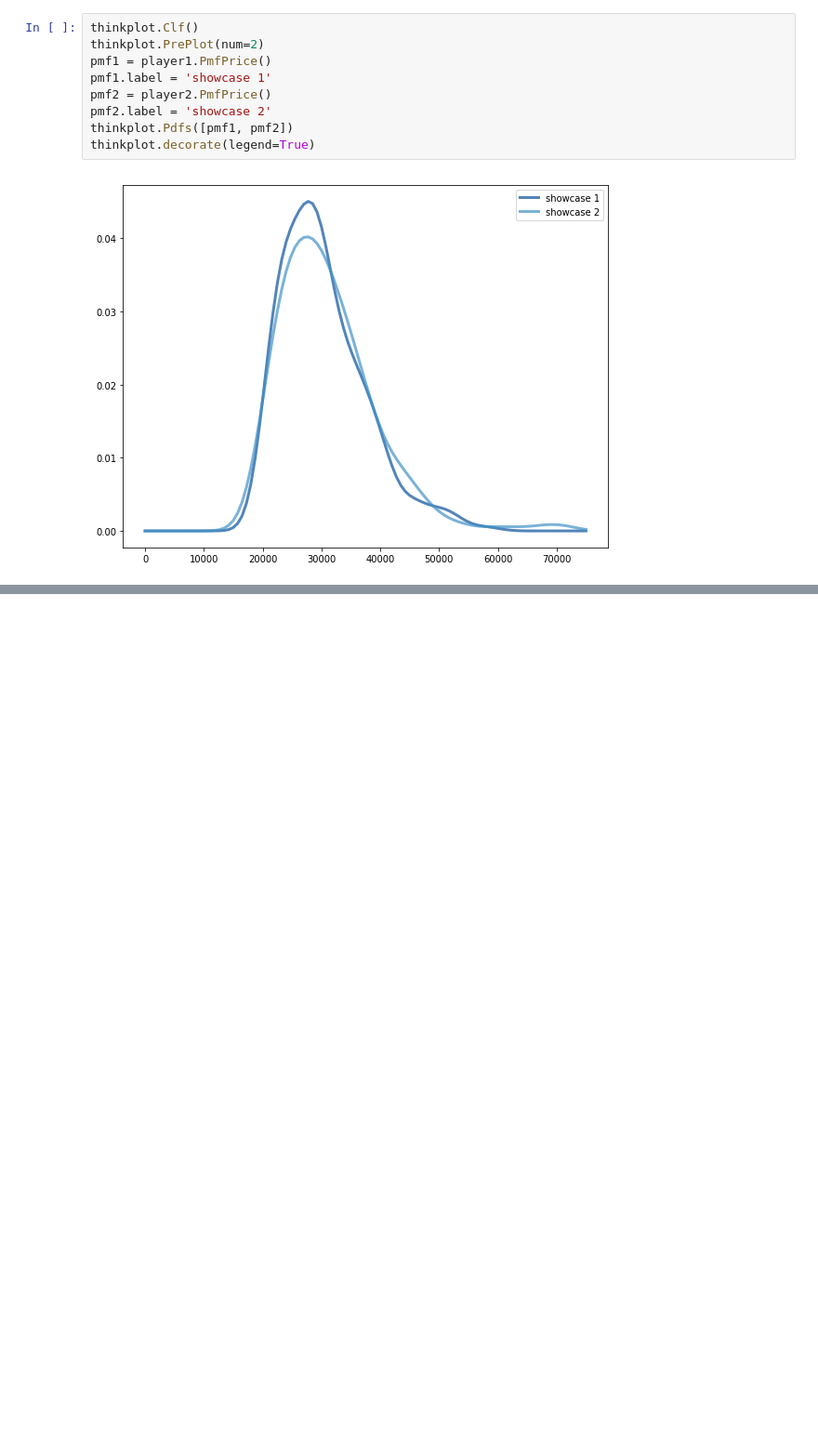
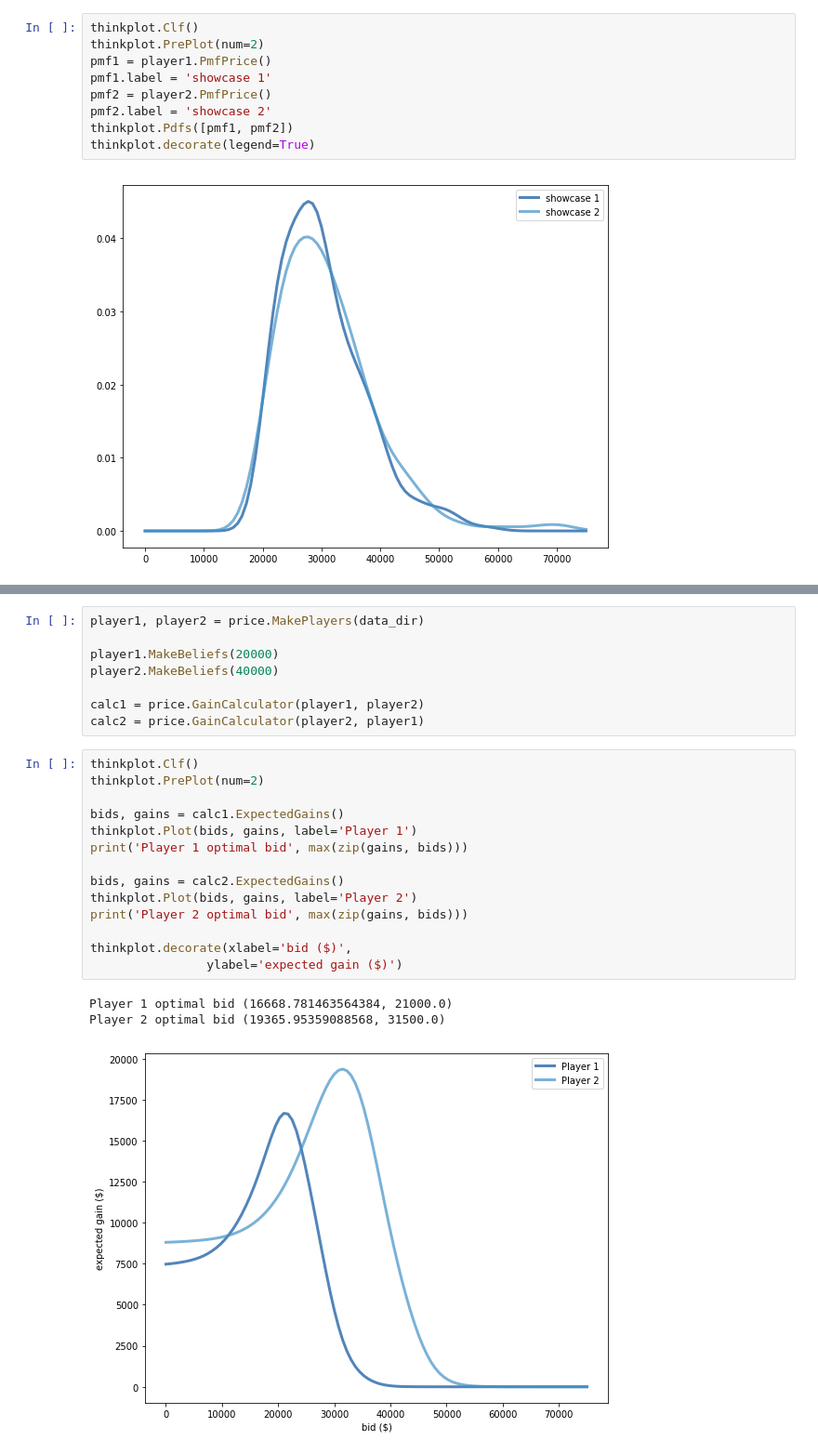
Before and after one commit to lawsonvt/ThinkBayes2, a Jupyter notebook: code/showcase_showdown.ipynb, the cells around one changed output, grey strips where cells are left out. Shown at 93% size. Drawn from its saved outputs; the diff is of its cells as text; blank space fills up the shorter version.

```diff
--- a/code/showcase_showdown.ipynb
+++ b/code/showcase_showdown.ipynb
@@ -43,0 +76,26 @@ thinkplot.decorate(legend=True)
+# %%
+player1, player2 = price.MakePlayers(data_dir)
+
+player1.MakeBeliefs(20000)
+player2.MakeBeliefs(40000)
+
+calc1 = price.GainCalculator(player1, player2)
+calc2 = price.GainCalculator(player2, player1)
+# %%
+thinkplot.Clf()
+thinkplot.PrePlot(num=2)
+
+bids, gains = calc1.ExpectedGains()
+thinkplot.Plot(bids, gains, label='Player 1')
+print('Player 1 optimal bid', max(zip(gains, bids)))
+
+bids, gains = calc2.ExpectedGains()
+thinkplot.Plot(bids, gains, label='Player 2')
+print('Player 2 optimal bid', max(zip(gains, bids)))
+
+thinkplot.decorate(xlabel='bid ($)',
+                ylabel='expected gain ($)')
+# %% [output]
+Player 1 optimal bid (16668.781463564384, 21000.0)
+Player 2 optimal bid (19365.95359088568, 31500.0)
+[figure, added]
```
Also changed, not shown: parts of 6 cells of this notebook, 2 other files.
